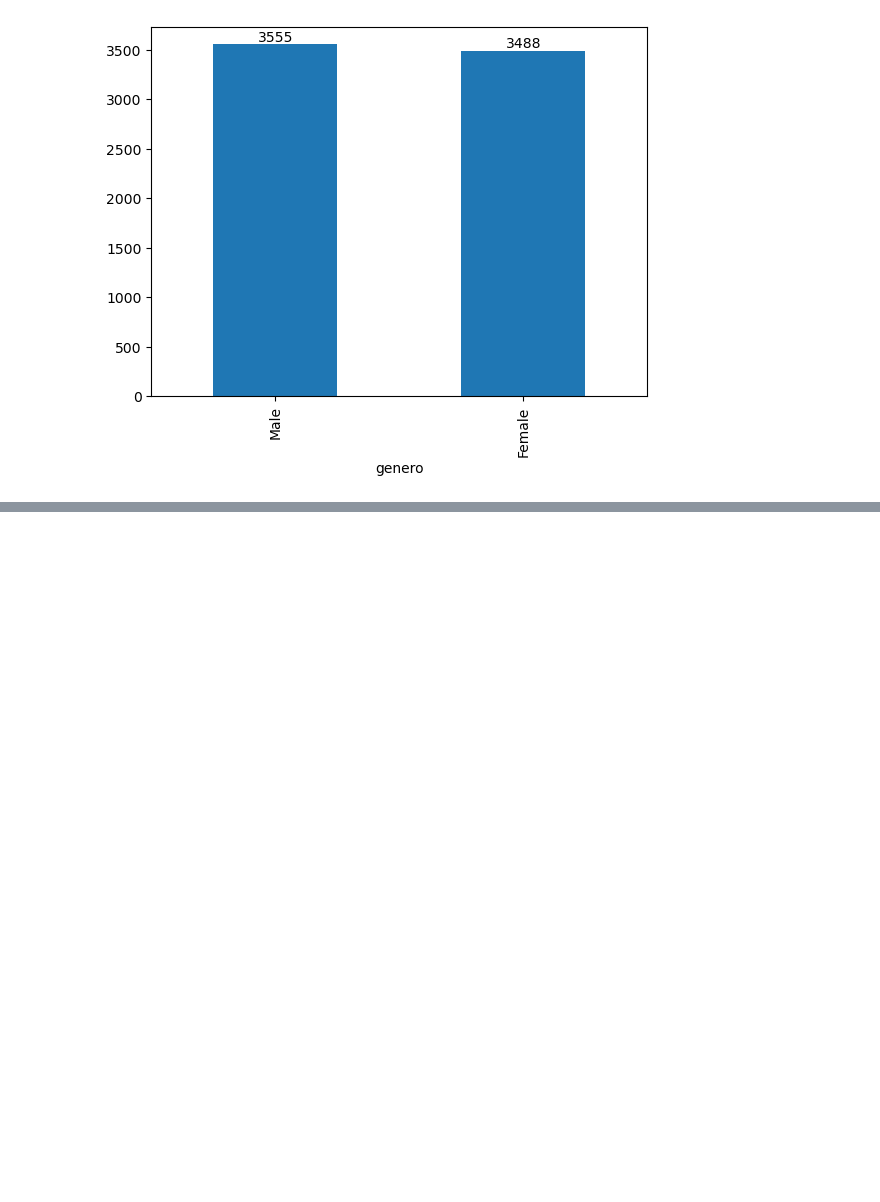
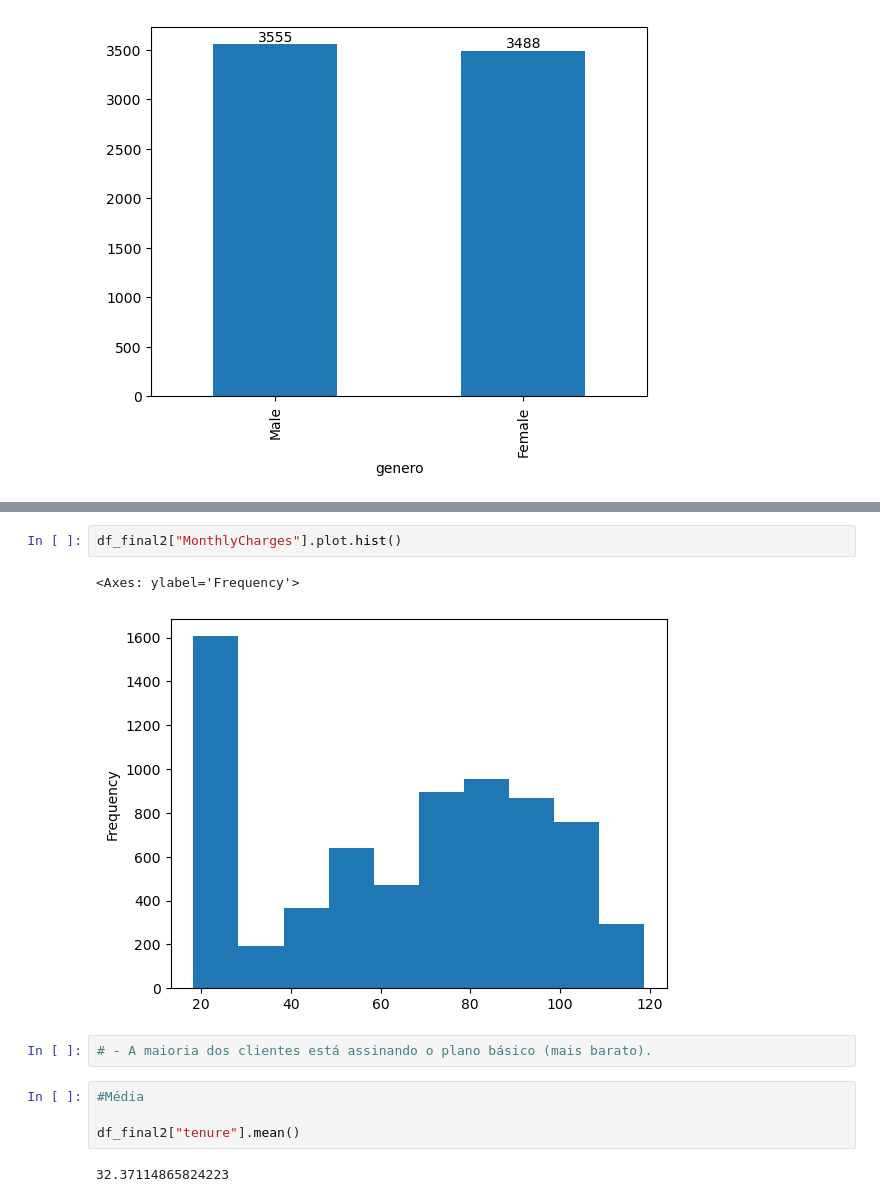
Before and after one commit to JaynneLino/pandas_course_Udemy, a Jupyter notebook: eda/eda.ipynb, the cells around one changed output, grey strips where cells are left out. Saved outputs shown, nothing was run; the diff lists cells and outputs as text; blank space fills up the shorter version.

```diff
--- a/eda/eda.ipynb
+++ b/eda/eda.ipynb
@@ -614,0 +672,13 @@ gn.bar_label(gn.containers[0])
+# %%
+df_final2["MonthlyCharges"].plot.hist()
+# %% [output]
+<Axes: ylabel='Frequency'>
+[figure, added]
+# %%
+# - A maioria dos clientes está assinando o plano básico (mais barato).
+# %%
+#Média
+
+df_final2["tenure"].mean()
+# %% [output]
+32.37114865824223
```
Also changed, not shown: parts of 10 cells of this notebook.
